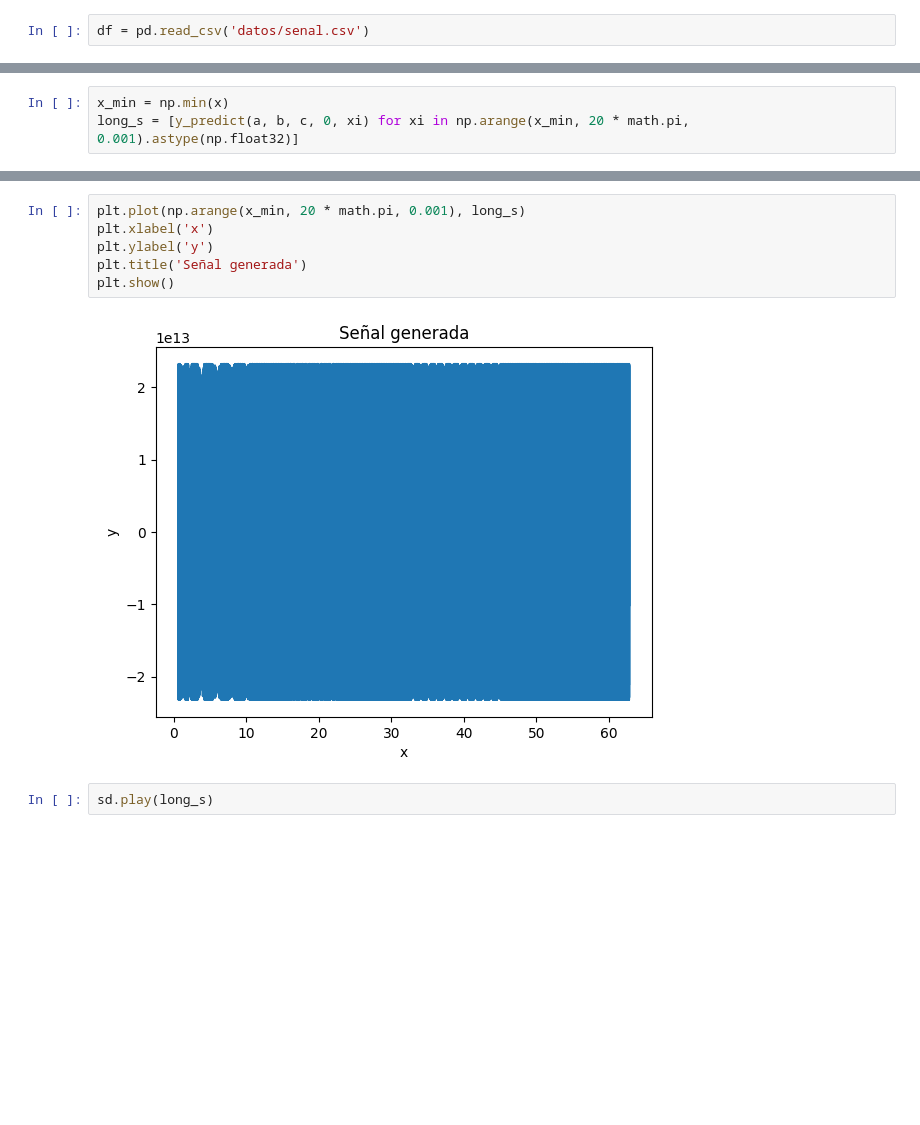
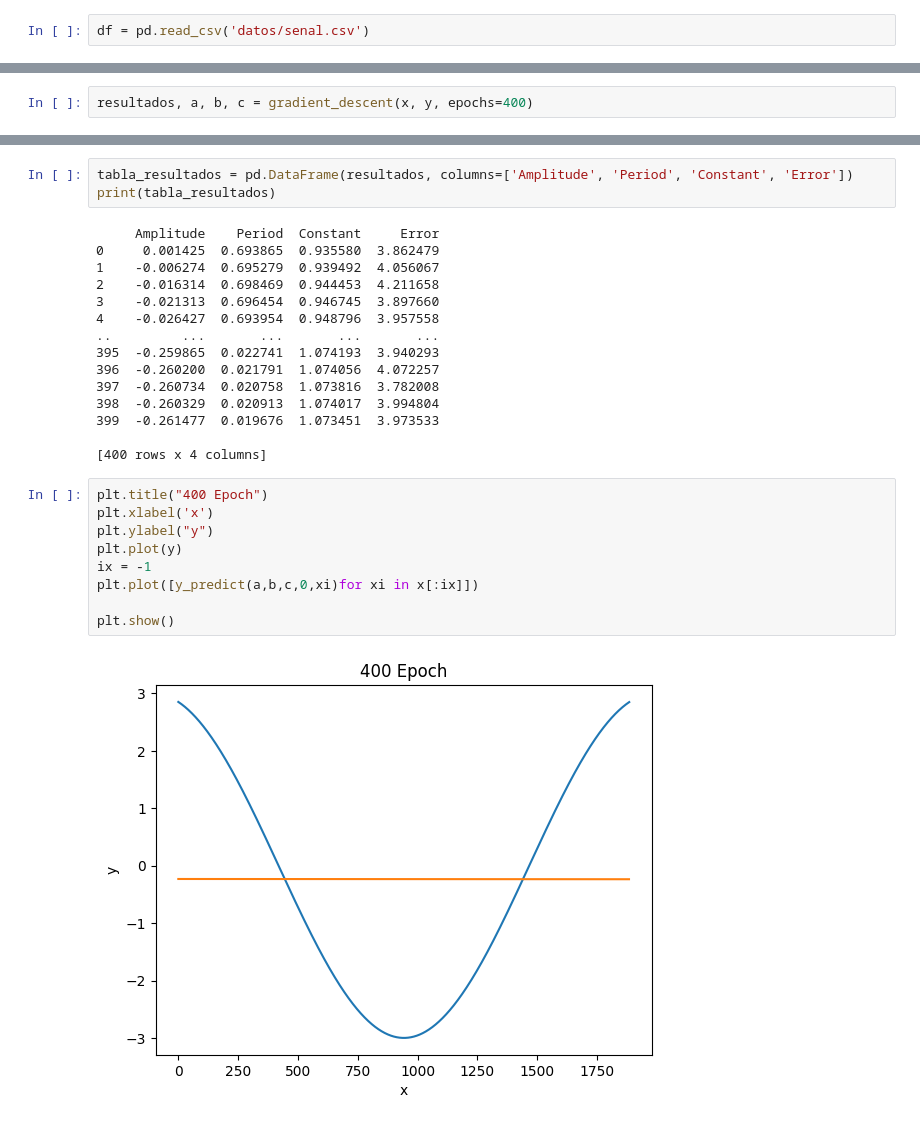
Before and after one commit to Dalejam/estadistica_clase, a Jupyter notebook: tarea 3/src/Punto_2.ipynb, the cells around one changed output, grey strips where cells are left out. Cells and saved outputs as stored; diff of their text form; blank space fills up the shorter version.

```diff
--- a/tarea 3/src/Punto_2.ipynb
+++ b/tarea 3/src/Punto_2.ipynb
@@ -110,3 +116,2 @@ print(tabla_resultados)
 # %%
-x_min = np.min(x)
-long_s = [y_predict(a, b, c, 0, xi) for xi in np.arange(x_min, 20 * math.pi, 0.001).astype(np.float32)]
+resultados, a, b, c = gradient_descent(x, y, epochs=400)
@@ -113,10 +136,29 @@ long_s = [y_predict(a, b, c, 0, xi) for xi in np.arange(x_min, 20 * math.pi, 0.0
 # %%
-plt.plot(np.arange(x_min, 20 * math.pi, 0.001), long_s)
-plt.xlabel('x')
-plt.ylabel('y')
-plt.title('Señal generada')
-plt.show()
+tabla_resultados = pd.DataFrame(resultados, columns=['Amplitude', 'Period', 'Constant', 'Error'])
+print(tabla_resultados)
 # %% [output]
-[figure, removed]
+     Amplitude    Period  Constant     Error
+0     0.001425  0.693865  0.935580  3.862479
+1    -0.006274  0.695279  0.939492  4.056067
+2    -0.016314  0.698469  0.944453  4.211658
+3    -0.021313  0.696454  0.946745  3.897660
+4    -0.026427  0.693954  0.948796  3.957558
+..         ...       ...       ...       ...
+395  -0.259865  0.022741  1.074193  3.940293
+396  -0.260200  0.021791  1.074056  4.072257
+397  -0.260734  0.020758  1.073816  3.782008
+398  -0.260329  0.020913  1.074017  3.994804
+399  -0.261477  0.019676  1.073451  3.973533
+
+[400 rows x 4 columns]
 # %%
-sd.play(long_s)
+plt.title("400 Epoch")
+plt.xlabel('x')
+plt.ylabel("y")
+plt.plot(y)
+ix = -1
+plt.plot([y_predict(a,b,c,0,xi)for xi in x[:ix]])
+
+plt.show()
+# %% [output]
+[figure, added]
```
Also changed, not shown: parts of 18 cells of this notebook, 1 other file.
